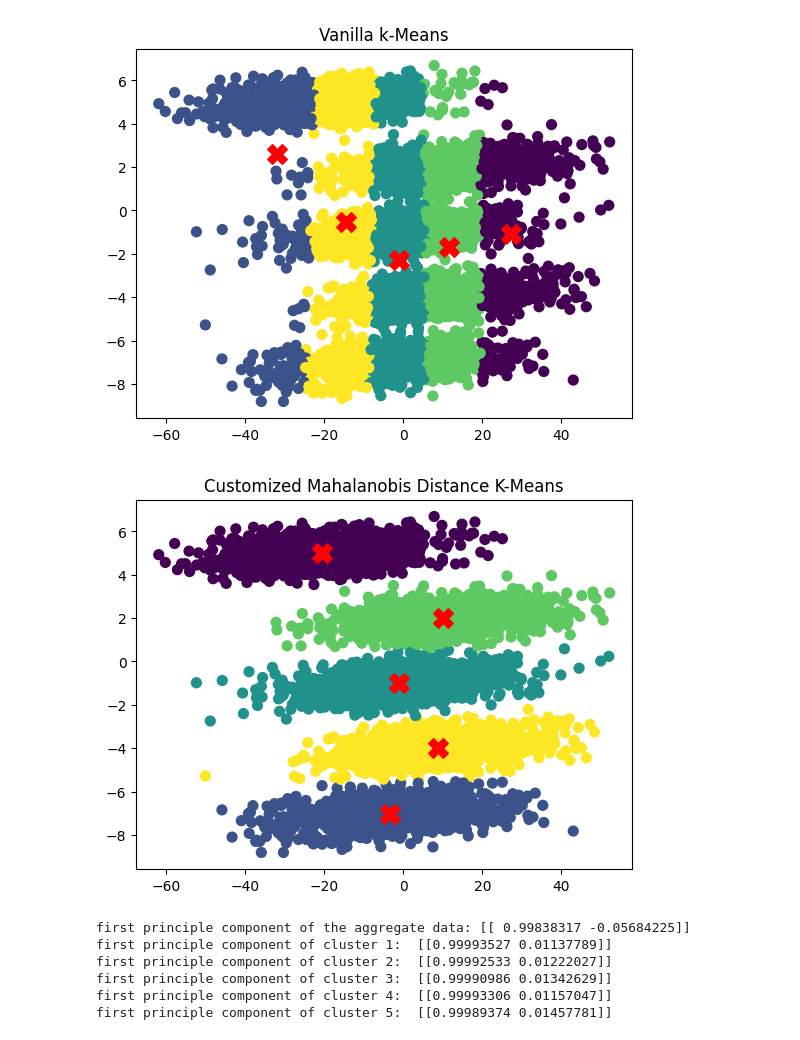
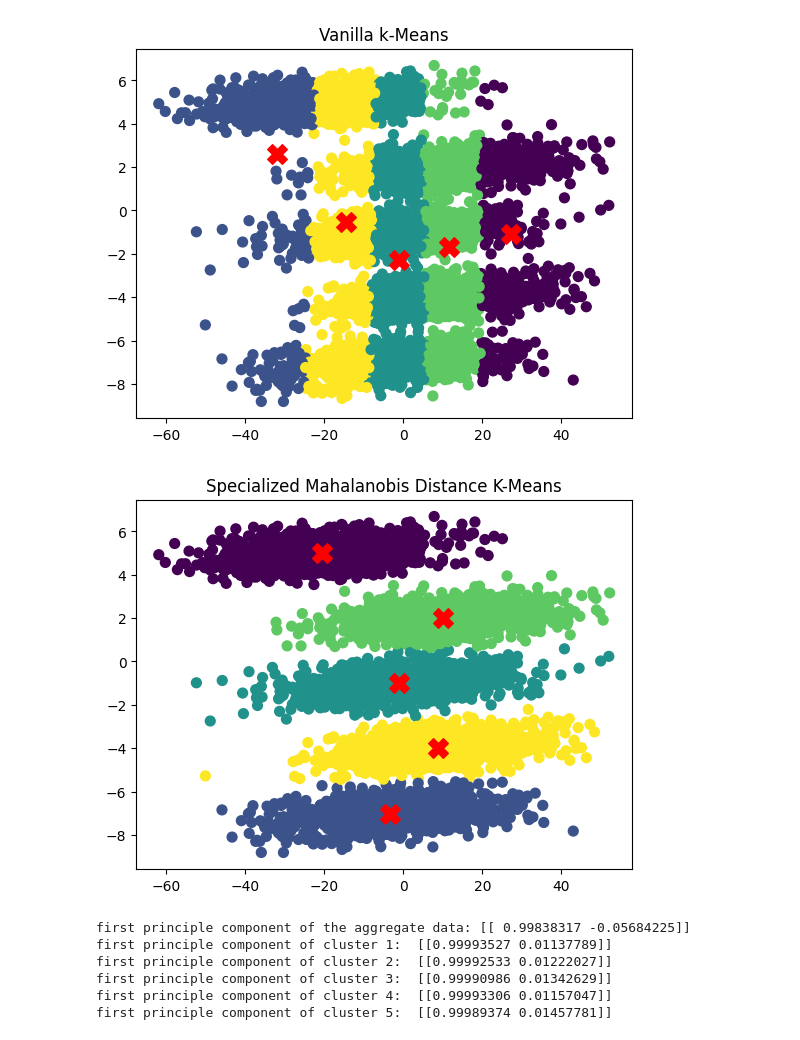
Before and after one commit to wenboqian/CS-6220, a Jupyter notebook: A4/A4.ipynb, the cells around one changed output. Saved outputs shown, nothing was run; the diff lists cells and outputs as text; code cells hidden in the pictures.

```diff
--- a/A4/A4.ipynb
+++ b/A4/A4.ipynb
@@ -35,8 +35,8 @@ def mahalanobis_distance(a, b, PtP):
     diff = a - b
     return np.sqrt(diff.T @ PtP @ diff)
 
-# Implement customized K-means algorithm
-def customed_kmeans(data, initial_matrix, PtP, max_iter=100):
+# Q5: Implement a specialized k-means with the above Mahalanobis Distance
+def specialized_kmeans(data, initial_matrix, PtP, max_iter=100):
     centroids = initial_matrix
     for k in range(max_iter):
         distances = np.zeros((data.shape[0], centroids.shape[0]))
@@ -48,36 +48,38 @@ def customed_kmeans(data, initial_matrix, PtP, max_iter=100):
 
         new_centroids = np.array([data[labels == i].mean(axis=0) for i in range(centroids.shape[0])])
 
         if np.all(centroids == new_centroids):
             break
 
         centroids = new_centroids
 
     return centroids, labels
 
-centroids, labels = customed_kmeans(data, initial_matrix, PtP_inv)
+centroids, labels = specialized_kmeans(data, initial_matrix, PtP_inv)
 
 plt.scatter(data[:, 0], data[:, 1], c=labels, s=50, cmap='viridis')
 plt.scatter(centroids[:, 0], centroids[:, 1], s=200, c='red', marker='X')
-plt.title('Customized Mahalanobis Distance K-Means')
+plt.title('Specialized Mahalanobis Distance K-Means')
 plt.show()
 
 def calculate_first_principle(data, n_components=1):
     pca = PCA(n_components=n_components)
     pca.fit(data)
     return pca.components_
 
+# Q6: Calculate and print out the first principle component of the aggregate data
 all_first_principle_component = calculate_first_principle(data)
 print(f"first principle component of the aggregate data: {all_first_principle_component}")
 
+# Q7: Calculate and print out the first principle components of each cluster.
 cluster_first_principle_components = []
 for cluster_id in np.unique(labels):
     cluster_data = data[labels == cluster_id]
     pca_component = calculate_first_principle(cluster_data)
     cluster_first_principle_components.append(pca_component)
     print(f"first principle component of cluster {cluster_id + 1}: ", pca_component)
 # %% [output]
-[figure, old version]
+[figure, new version]
 first principle component of the aggregate data: [[ 0.99838317 -0.05684225]]
 first principle component of cluster 1:  [[0.99993527 0.01137789]]
 first principle component of cluster 2:  [[0.99992533 0.01222027]]
```
Also changed, not shown: parts of 1 cell of this notebook.
